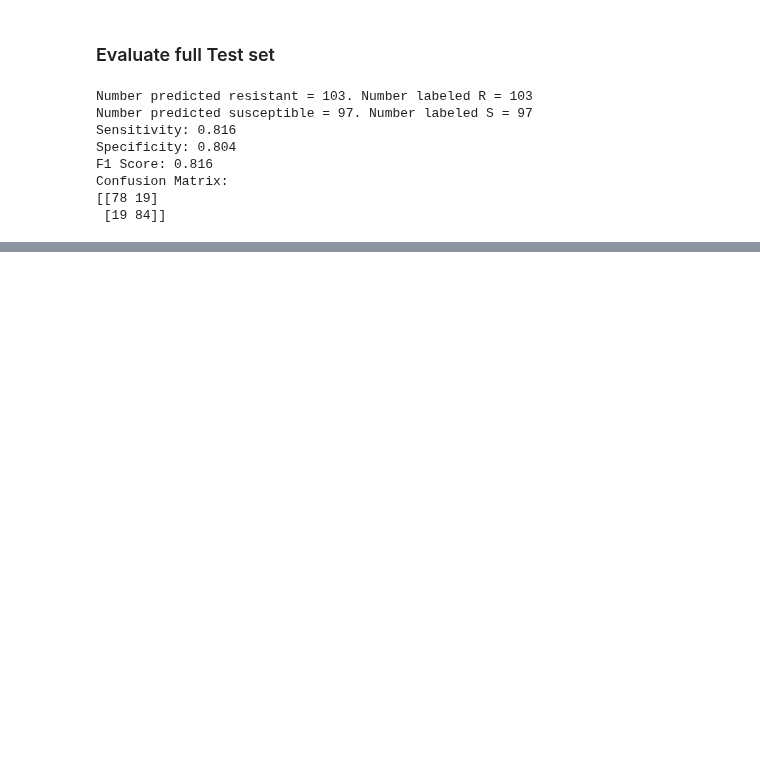
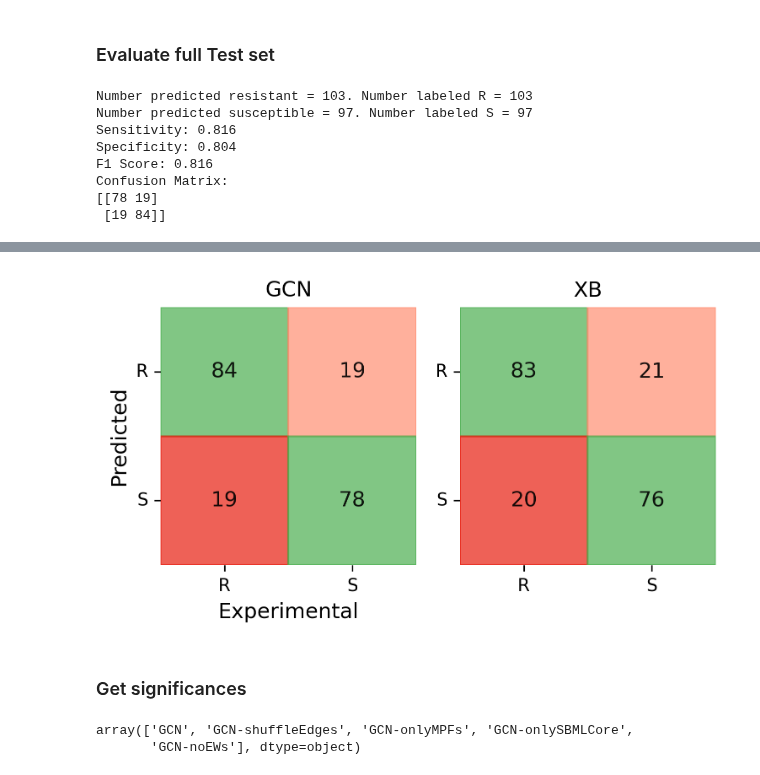
Before and after one commit to fowler-lab/tb-pnca-gnn, a Jupyter notebook: dd_pnca/bootstrapping.ipynb, the cells around one changed output, grey strips where cells are left out. Saved outputs shown, nothing was run; the diff lists cells and outputs as text; code cells hidden in the pictures; blank space fills up the shorter version.

```diff
--- a/dd_pnca/bootstrapping.ipynb
+++ b/dd_pnca/bootstrapping.ipynb
@@ -597,3 +648,21 @@ F1 Score: 0.816
 Confusion Matrix:
 [[78 19]
  [19 84]]
+# %%
+gcn_test_row = ["GCN",
+                   "test",
+                    test_f1*100,
+                    gcn_f1_width,
+                    test_sens*100,
+                    gcn_sens_width,
+                    test_spec*100,
+                    gcn_spec_width,
+                    test_roc_auc*100,
+                    gcn_roc_auc_width,
+                    test_cm[0, 0],
+                    test_cm[0, 1],
+                    test_cm[1, 0],
+                    test_cm[1, 1],
+                   ]
+
+model_results.loc[len(model_results)] = gcn_test_row
@@ -599,0 +854,2 @@ Confusion Matrix:
+# %%
+cms = model_results[(model_results['dataset'] == 'test') & (model_results['model'].isin(['GCN', 'XB']))][['model', 'TN', 'FP', 'FN', 'TP']][::-1]
@@ -599,0 +861,47 @@ Confusion Matrix:
+# %%
+plt.figure(figsize=(5.1, 3))
+
+# Define colors per position: [[TP, FP], [FN, TN]]
+cell_colours = [['#4CAF50', "#FF8F73EA"],  # TP = green, FP = orange
+               ["#E81E10", '#4CAF50']]  # FN = red,   TN = green
+
+for i in range(2):
+    ax = plt.subplot(1, 2, i + 1)
+
+    # Get and reshape confusion matrix
+    cm = cms.iloc[i][['TP', 'FP', 'FN', 'TN']].values.astype(int).reshape(2, 2)
+
+    # Draw blank heatmap with no color
+    sns.heatmap(cm, annot=True, fmt='d', cbar=False,
+                xticklabels=['R', 'S'], yticklabels=['R', 'S'],
+                linewidths=0.5, linecolor='grey',
+                # cmap='Greys',
+                annot_kws={'color': 'black', 'alpha': 0.9,
+                           'fontsize': 12
+                           },
+                alpha=0
+                )
+
+    # Manually color each cell
+    for row in range(2):
+        for col in range(2):
+            rect = Rectangle((col, row), 1, 1, fill=True,
+                                     color=cell_colours[row][col], alpha=0.7)
+            ax.add_patch(rect)
+    if i == 0:
+        plt.xlabel('Experimental')
+        plt.ylabel('Predicted')
+    plt.title(cms.iloc[i]['model'])
+    plt.yticks(rotation=0)
+
+plt.tight_layout()
+plt.show()
+# %% [output]
+[figure, added]
+# %% [markdown]
+### Get significances
+# %%
+control_results_df[control_results_df['dataset'] == 'bootstrapped']['model'].values
+# %% [output]
+array(['GCN', 'GCN-shuffleEdges', 'GCN-onlyMPFs', 'GCN-onlySBMLCore',
+       'GCN-noEWs'], dtype=object)
```
Also changed, not shown: parts of 25 cells of this notebook, 25 other files.
